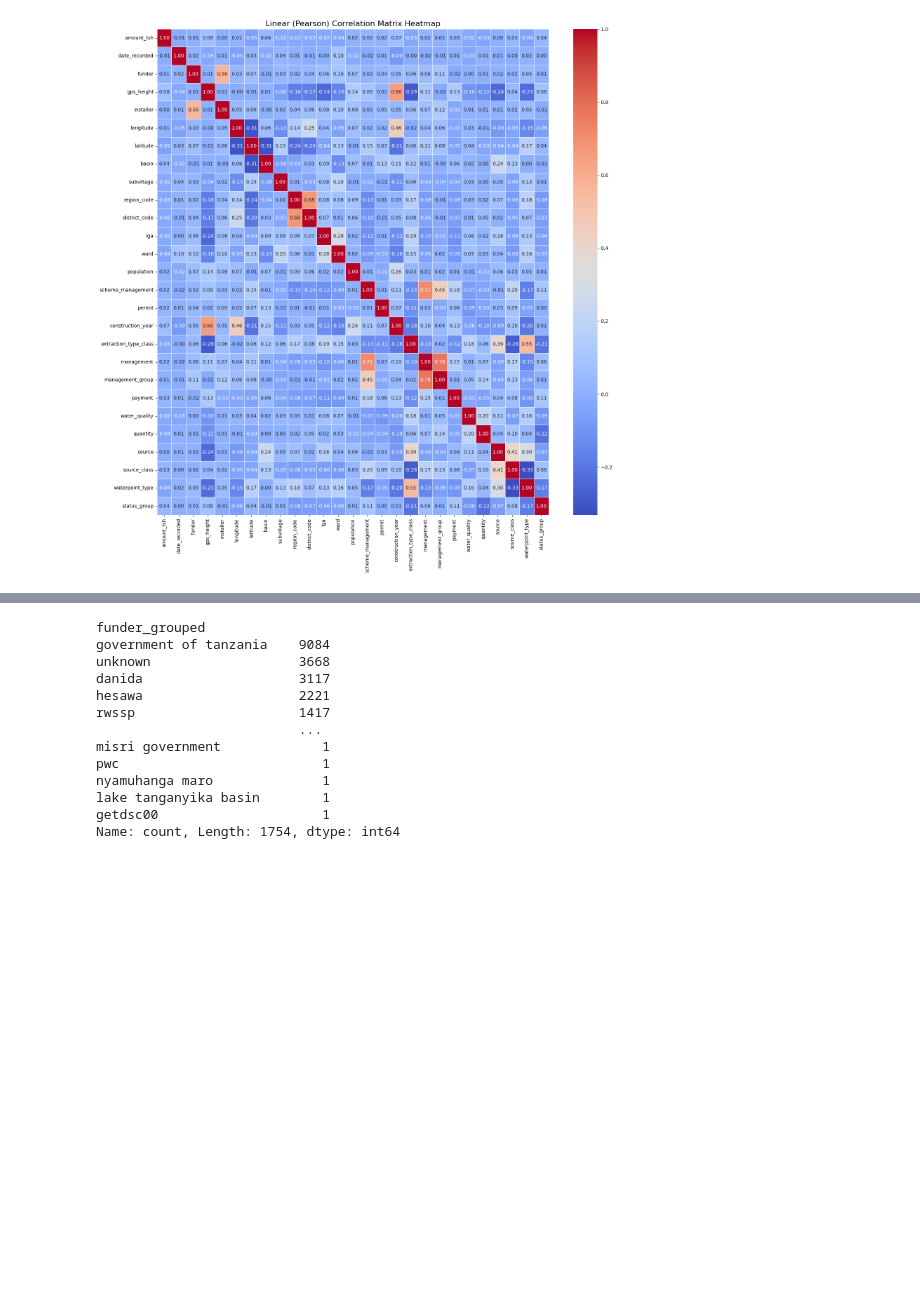
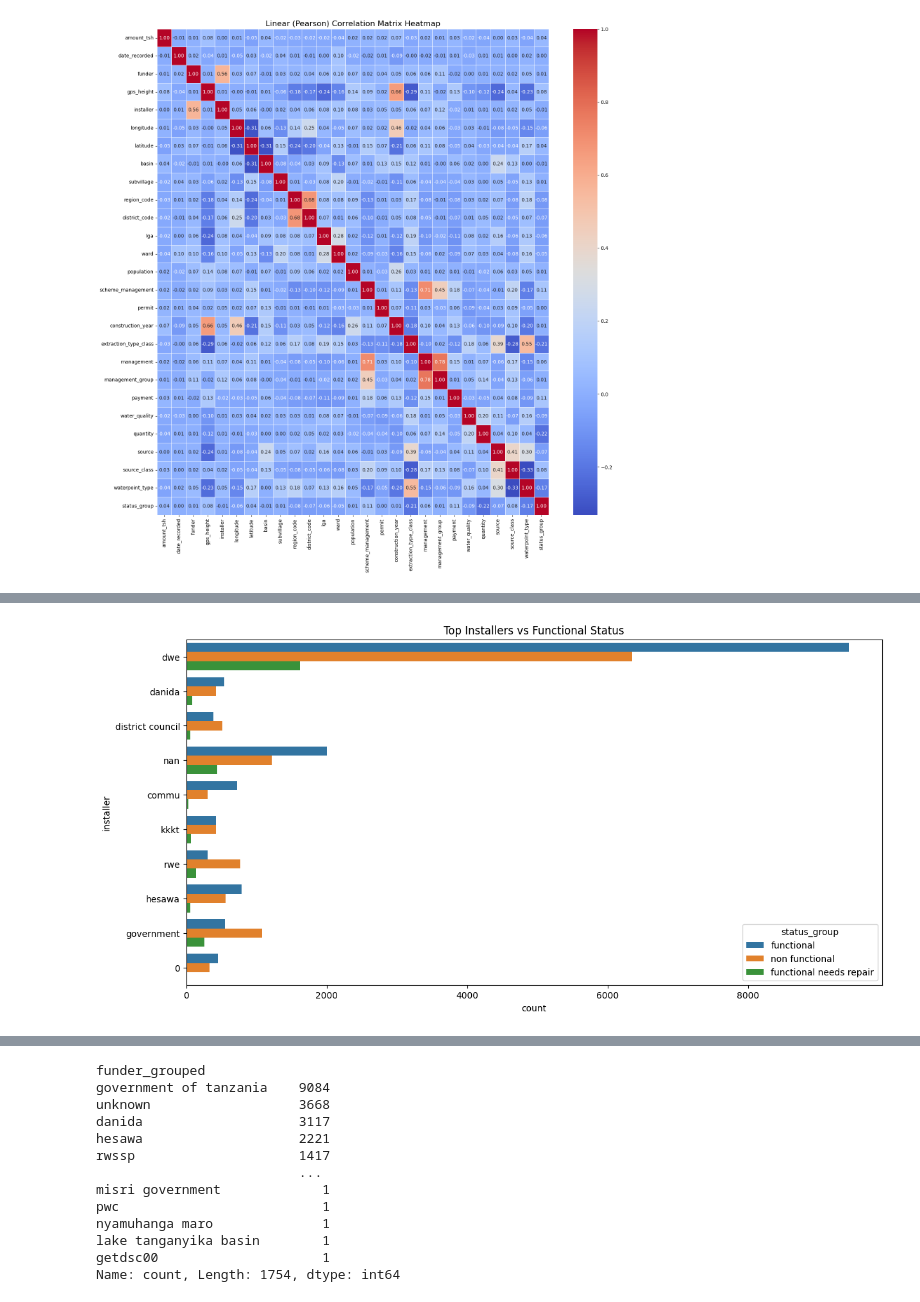
Before and after one commit to fsmariam/HydroLogic, a Jupyter notebook: notebooks/data_cleaned.ipynb, the cells around one changed output, grey strips where cells are left out. Cells and saved outputs as stored; diff of their text form; code cells hidden in the pictures; blank space fills up the shorter version.

```diff
--- a/notebooks/data_cleaned.ipynb
+++ b/notebooks/data_cleaned.ipynb
@@ -40,6 +40,3 @@ df_training.shape
 # %% [markdown]
 ##### Columns to analyze together:
 - funder, installer, *scheme_name
-# %%
-df_training = df_training.drop('num_private', axis=1)
-df_training.shape
@@ -65,0 +77,3 @@ Little difference with lowercase. Needs performing more cleaning.
+# %%
+df_training['installer'] = df_training['installer'].astype(str).str.lower()
+df_training['installer'].value_counts()
@@ -66,5 +94,2 @@ Little difference with lowercase. Needs performing more cleaning.
 # %% [markdown]
 #### Numeric Columns
-# %%
-df_training = df_training.drop('public_meeting', axis=1)
-df_training.shape
@@ -168,0 +210,3 @@ plt.show()
+# %%
+df_training['installer'] = df_training['installer'].astype(str).str.lower()
+df_training['installer'].value_counts()
@@ -168,0 +227,11 @@ plt.show()
+# %%
+top_installers = df_training['installer'].value_counts().nlargest(10).index
+
+plt.figure(figsize=(14,7))
+sns.countplot(data=df_training[df_training['installer'].isin(top_installers)],
+              y='installer',
+              hue='status_group')
+plt.title('Top Installers vs Functional Status')
+plt.show()
+# %% [output]
+[figure, added]
```
Also changed, not shown: parts of 38 cells of this notebook, 4 other files.
